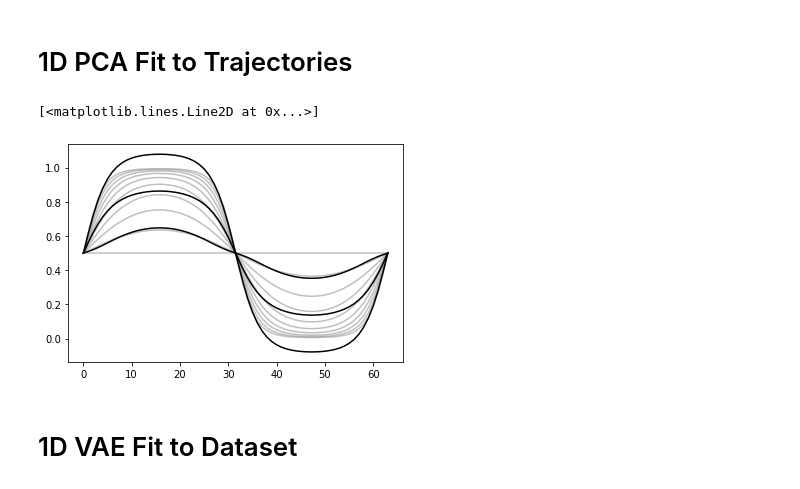
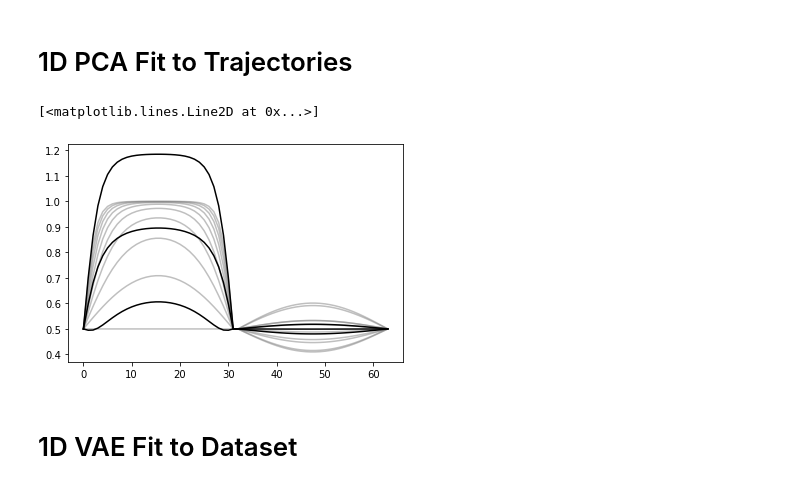
Before and after one commit to travers-rhodes/IROS2022CurvVAE, a Jupyter notebook: notebooks/2022-02-04 Pedagogical Example.ipynb, the cells around one changed output. Saved outputs shown, nothing was run; the diff lists cells and outputs as text; code cells hidden in the pictures.

Commit message:
I don't like this pedagogical example. lets switch to swiss roll instead

```diff
--- a/notebooks/2022-02-04 Pedagogical Example.ipynb
+++ b/notebooks/2022-02-04 Pedagogical Example.ipynb
@@ -16,18 +18,24 @@ import curvvae_lib.architecture.load_model as lm
 # %% [markdown]
 # Dataset
+# %%
+dataset_dim = 64
 # %%
-def ground_truth_parameterization(z):
-    x = np.arange(64)
-    y = scipy.stats.logistic.cdf(z*np.sin(x*2*np.pi/63))
-    return (x,y)
+def ground_truth_parameterization(z1,z2):
+    noise_size = 0.00
+    x = np.arange(dataset_dim/2)
+    y1 = scipy.stats.logistic.cdf(z1*np.sin(x*np.pi/((dataset_dim/2)-1)))
+    y2 = scipy.stats.logistic.cdf(z2*np.sin(x*np.pi/((dataset_dim/2)-1)))
+    #y = scipy.stats.logistic.cdf(z*np.ones_like(x))
+    #y = y + np.random.uniform(-noise_size,noise_size,size=(y.shape))
+    return (np.arange(dataset_dim),np.concatenate((y1,y2)))
 
-zmax = 5
+zmax = 8
 
 
 
 dataset = []
-for z in np.linspace(0,zmax,1000):
-    x,y = ground_truth_parameterization(z)
+for z in np.linspace(0,zmax,10):
+    x,y = ground_truth_parameterization(z,np.random.uniform(-1,1)*0.5)
     dataset.append(y)
 dataset = np.array(dataset)
 # %% [markdown]
@@ -36,15 +44,14 @@ dataset = np.array(dataset)
 mean = np.mean(dataset,axis=0)
 u,s,vt = np.linalg.svd(dataset-mean)
 # %%
-for z in np.linspace(0,zmax,10):
-    x,y = ground_truth_parameterization(z)
-    plt.plot(x,y,c="gray",alpha=0.5)
-plt.plot(np.arange(64),mean              , c = "k")
-plt.plot(np.arange(64),mean + 1.5 * vt[0], c = "k")
-plt.plot(np.arange(64),mean - 1.5 * vt[0], c = "k")
+for data in dataset:
+    plt.plot(np.arange(dataset_dim),data,c="gray",alpha=0.5)
+plt.plot(np.arange(dataset_dim),mean              , c = "k")
+plt.plot(np.arange(dataset_dim),mean + 1.5 * vt[0], c = "k")
+plt.plot(np.arange(dataset_dim),mean - 1.5 * vt[0], c = "k")
 # %% [output]
 [<matplotlib.lines.Line2D at 0x...>]
-[figure, old version]
+[figure, new version]
 # %% [markdown]
 # 1D VAE Fit to Dataset
 # %%
```
Also changed, not shown: parts of 9 cells of this notebook, 1 other file.
